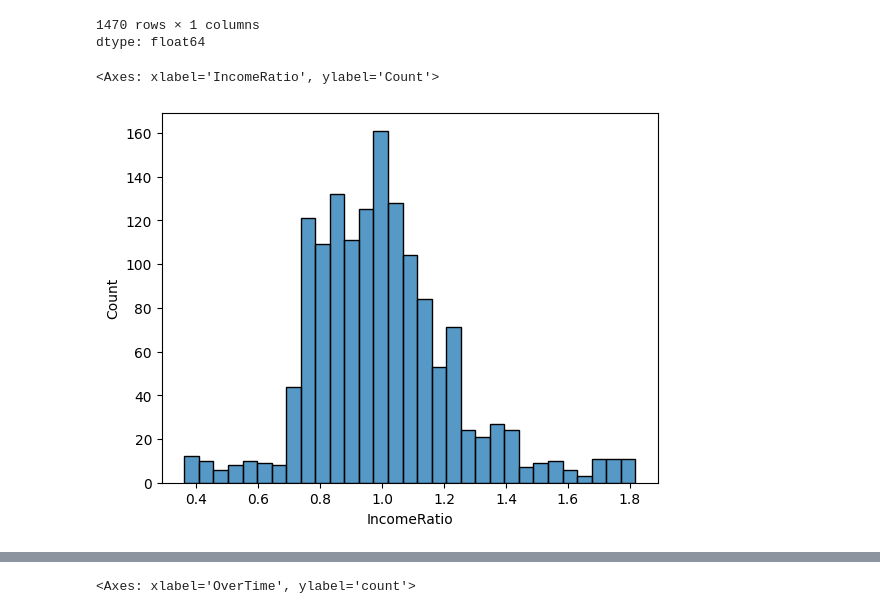
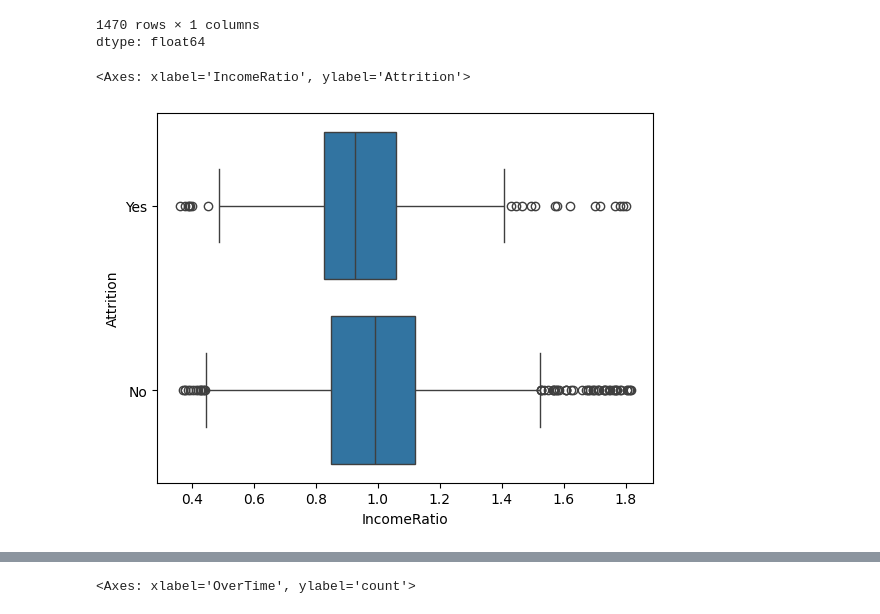
Before and after one commit to Nikesh5005/ML_PROJ, a Jupyter notebook: decision_tree.ipynb, the cells around one changed output, grey strips where cells are left out. Cells and saved outputs as stored; diff of their text form; code cells hidden in the pictures.

```diff
--- a/decision_tree.ipynb
+++ b/decision_tree.ipynb
@@ -165,7 +172,7 @@ dtype: float64
 # %%
 df['IncomeRatio'] = df['MonthlyIncome'] / role_avg_income
 # %%
-sns.histplot(data=df,x="IncomeRatio")
+sns.boxplot(data=df,x="IncomeRatio",y='Attrition')
 # %% [output]
-<Axes: xlabel='IncomeRatio', ylabel='Count'>
+<Axes: xlabel='IncomeRatio', ylabel='Attrition'>
-[figure, old version]
+[figure, new version]
```
Also changed, not shown: parts of 12 cells of this notebook.
